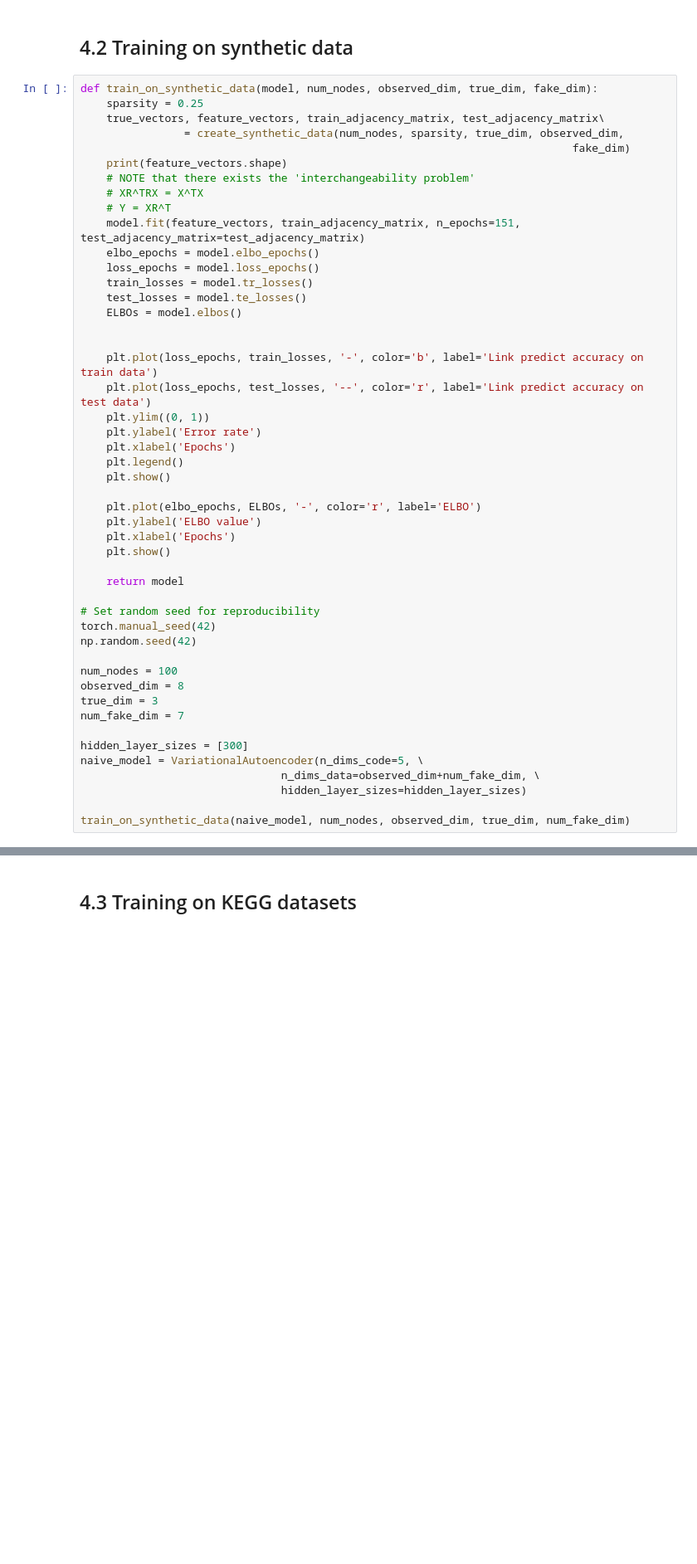
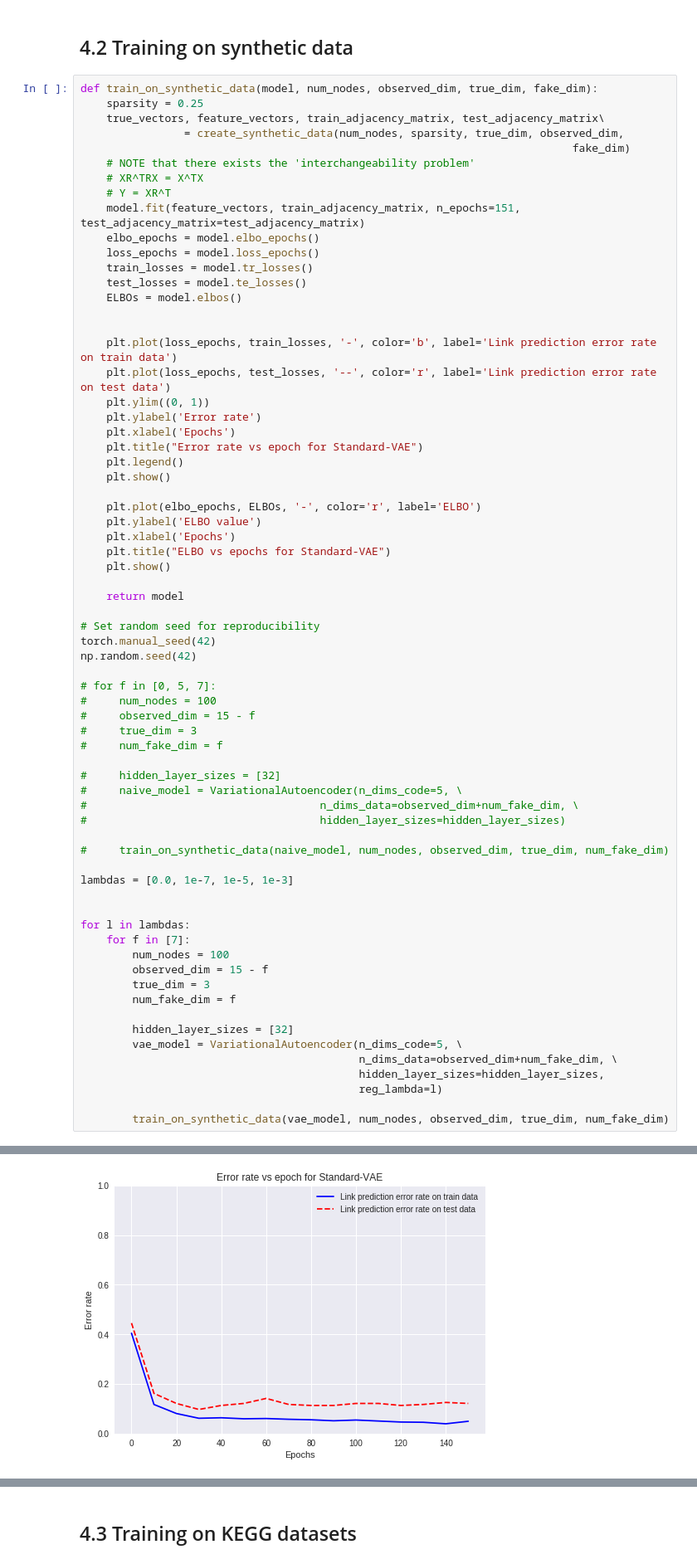
Before and after one commit to dnguyen1196/Horseshoe-VAE, a Jupyter notebook: Horseshoe_VAE.ipynb, the cells around one changed output, grey strips where cells are left out. Shown: that part at 83% size. Saved outputs shown, nothing was run; the diff lists cells and outputs as text; blank space fills up the shorter version.

```diff
--- a/Horseshoe_VAE.ipynb
+++ b/Horseshoe_VAE.ipynb
@@ -1327,7 +1359,6 @@ def train_on_synthetic_data(model, num_nodes, observed_dim, true_dim, fake_dim):
     true_vectors, feature_vectors, train_adjacency_matrix, test_adjacency_matrix\
                 = create_synthetic_data(num_nodes, sparsity, true_dim, observed_dim,
                                                                             fake_dim)
-    print(feature_vectors.shape)
     # NOTE that there exists the 'interchangeability problem'
     # XR^TRX = X^TX
     # Y = XR^T
@@ -1339,17 +1370,19 @@ def train_on_synthetic_data(model, num_nodes, observed_dim, true_dim, fake_dim):
     ELBOs = model.elbos()
 
 
-    plt.plot(loss_epochs, train_losses, '-', color='b', label='Link predict accuracy on train data')
-    plt.plot(loss_epochs, test_losses, '--', color='r', label='Link predict accuracy on test data')
+    plt.plot(loss_epochs, train_losses, '-', color='b', label='Link prediction error rate on train data')
+    plt.plot(loss_epochs, test_losses, '--', color='r', label='Link prediction error rate on test data')
     plt.ylim((0, 1))
     plt.ylabel('Error rate')
     plt.xlabel('Epochs')
+    plt.title("Error rate vs epoch for Standard-VAE")
     plt.legend()
     plt.show()
 
     plt.plot(elbo_epochs, ELBOs, '-', color='r', label='ELBO')
     plt.ylabel('ELBO value')
     plt.xlabel('Epochs')
+    plt.title("ELBO vs epochs for Standard-VAE")
     plt.show()
 
     return model
@@ -1358,14 +1391,34 @@ def train_on_synthetic_data(model, num_nodes, observed_dim, true_dim, fake_dim):
 torch.manual_seed(42)
 np.random.seed(42)
 
-num_nodes = 100
-observed_dim = 8
-true_dim = 3
-num_fake_dim = 7
+# for f in [0, 5, 7]:
+#     num_nodes = 100
+#     observed_dim = 15 - f
+#     true_dim = 3
+#     num_fake_dim = f
 
-hidden_layer_sizes = [300]
-naive_model = VariationalAutoencoder(n_dims_code=5, \
-                               n_dims_data=observed_dim+num_fake_dim, \
-                               hidden_layer_sizes=hidden_layer_sizes)
+#     hidden_layer_sizes = [32]
+#     naive_model = VariationalAutoencoder(n_dims_code=5, \
+#                                    n_dims_data=observed_dim+num_fake_dim, \
+#                                    hidden_layer_sizes=hidden_layer_sizes)
 
-train_on_synthetic_data(naive_model, num_nodes, observed_dim, true_dim, num_fake_dim)
+#     train_on_synthetic_data(naive_model, num_nodes, observed_dim, true_dim, num_fake_dim)
+
+lambdas = [0.0, 1e-7, 1e-5, 1e-3]
+
+
+for l in lambdas:
+    for f in [7]:
+        num_nodes = 100
+        observed_dim = 15 - f
+        true_dim = 3
+        num_fake_dim = f
+
+        hidden_layer_sizes = [32]
+        vae_model = VariationalAutoencoder(n_dims_code=5, \
+                                           n_dims_data=observed_dim+num_fake_dim, \
+                                           hidden_layer_sizes=hidden_layer_sizes,
+                                           reg_lambda=l)
+
+        train_on_synthetic_data(vae_model, num_nodes, observed_dim, true_dim, num_fake_dim)
+# %% [output]
@@ -1371,0 +1441 @@ train_on_synthetic_data(naive_model, num_nodes, observed_dim, true_dim, num_fake
+[figure, added]
```
Also changed, not shown: parts of 15 cells of this notebook.
